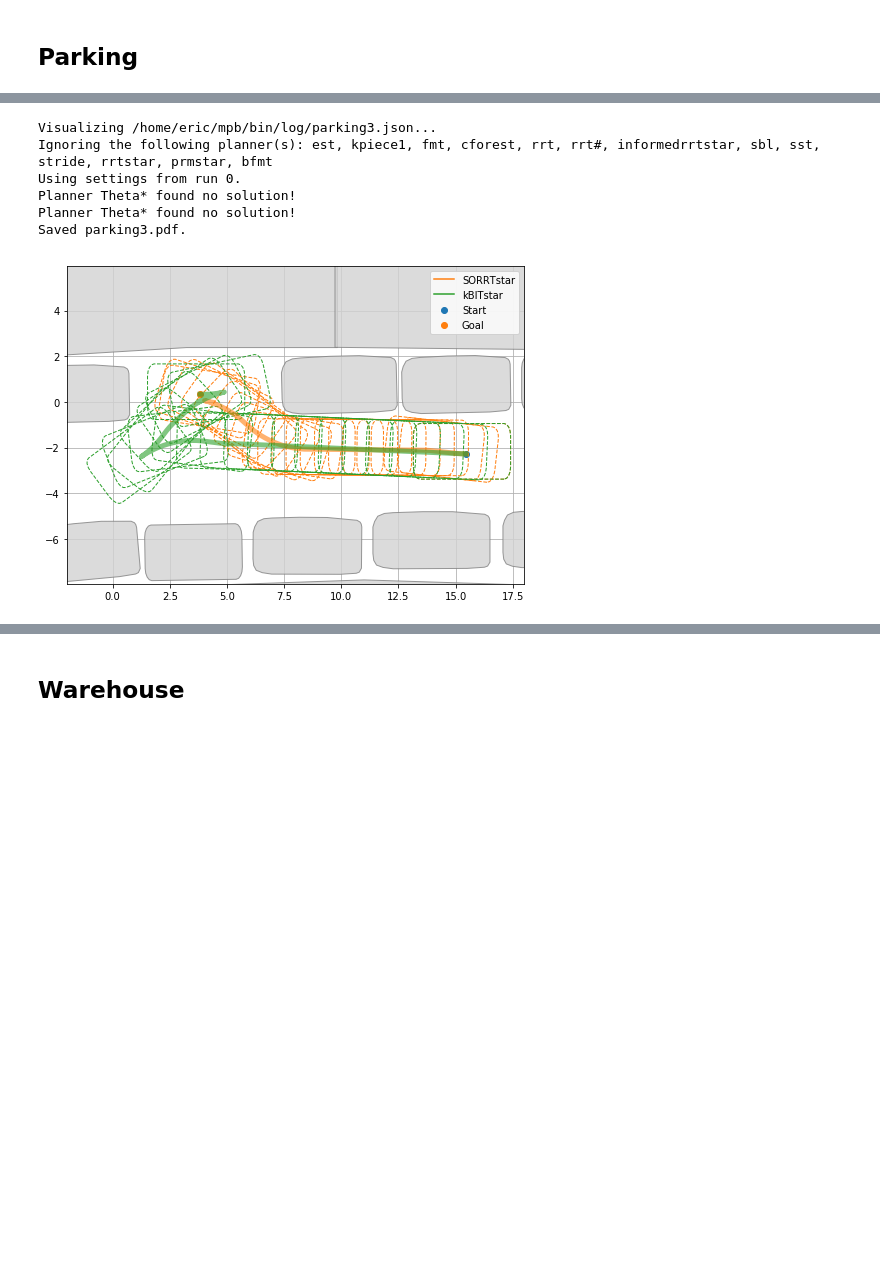
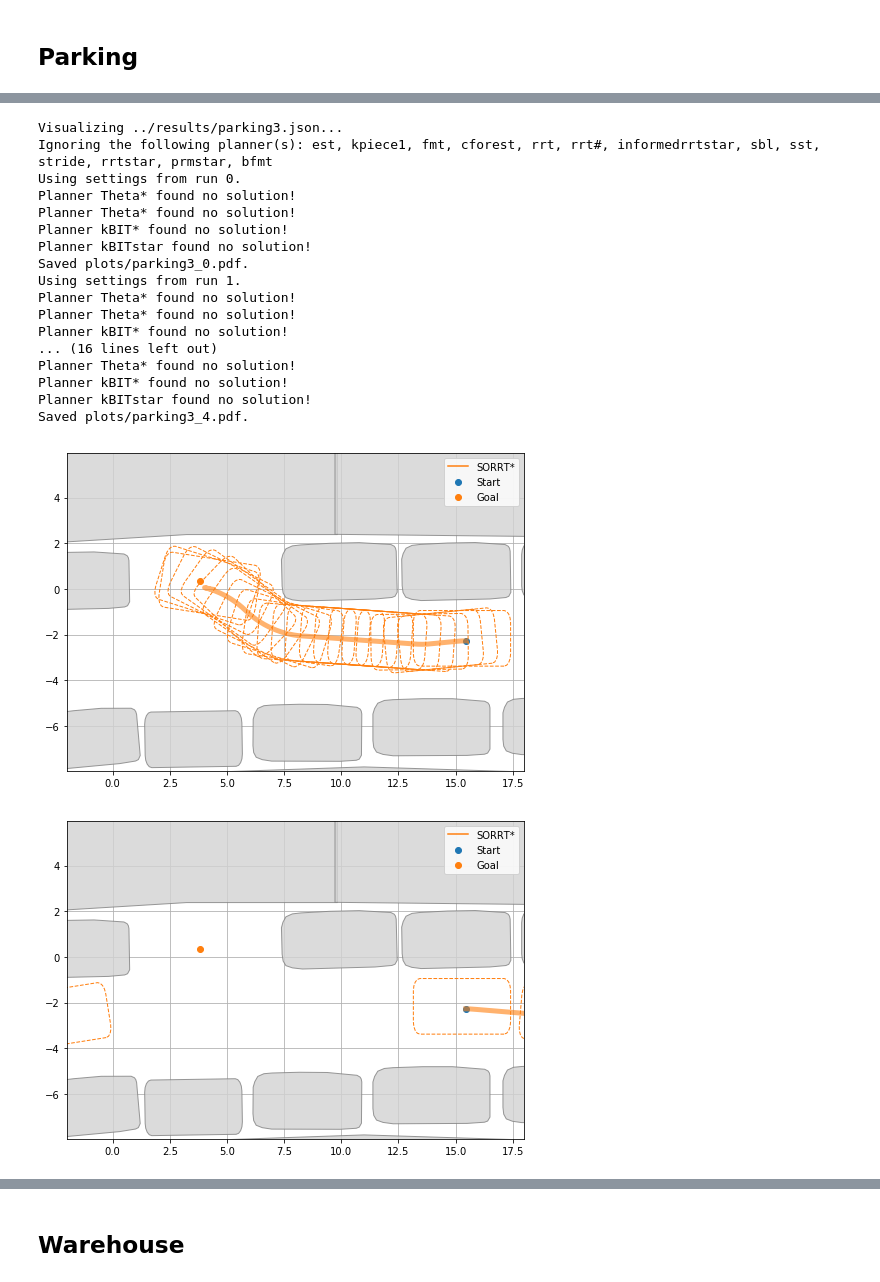
Before and after one commit to robot-motion/bench-mr, a Jupyter notebook: plotting/Trajectories.ipynb, the cells around one changed output, grey strips where cells are left out. Cells and saved outputs as stored; diff of their text form; code cells hidden in the pictures; blank space fills up the shorter version.

Commit message:
Plotting improvements, add aggregated plot

```diff
--- a/plotting/Trajectories.ipynb
+++ b/plotting/Trajectories.ipynb
@@ -66,27 +96,39 @@ Saved parking2.pdf.
 # %%
 %reload_ext autoreload
 
 scenario = "parking3"
 
-visualize('/home/eric/mpb/results/%s.json' % scenario,
+visualize('../results/%s.json' % scenario,
           ignore_planners="est,kpiece1,fmt,cforest,rrt,rrt#,informedrrtstar,sbl,sst,stride,rrtstar,prmstar,bfmt",
           plot_every_nth_polygon=50,
           fig_width=7,
           fig_height=5,
           set_title=False,
           line_width=5,
           save_file="plots/%s.pdf" % scenario,
           num_colors=70,
           custom_min_x=-2,
           custom_min_y=-7,
           custom_max_x=18,
           custom_max_y=5,
           color_map_name='tab10')
 # %% [output]
-Visualizing /home/eric/mpb/bin/log/parking3.json...
+Visualizing ../results/parking3.json...
 Ignoring the following planner(s): est, kpiece1, fmt, cforest, rrt, rrt#, informedrrtstar, sbl, sst, stride, rrtstar, prmstar, bfmt
 Using settings from run 0.
 Planner Theta* found no solution!
 Planner Theta* found no solution!
-Saved parking3.pdf.
+Planner kBIT* found no solution!
+Planner kBITstar found no solution!
+Saved plots/parking3_0.pdf.
+Using settings from run 1.
+Planner Theta* found no solution!
+Planner Theta* found no solution!
+Planner kBIT* found no solution!
+... (16 lines left out)
+Planner Theta* found no solution!
+Planner kBIT* found no solution!
+Planner kBITstar found no solution!
+Saved plots/parking3_4.pdf.
-[figure, old version]
+[figure, new version]
+[figure, added]
```
Also changed, not shown: parts of 8 cells of this notebook, 16 other files.
